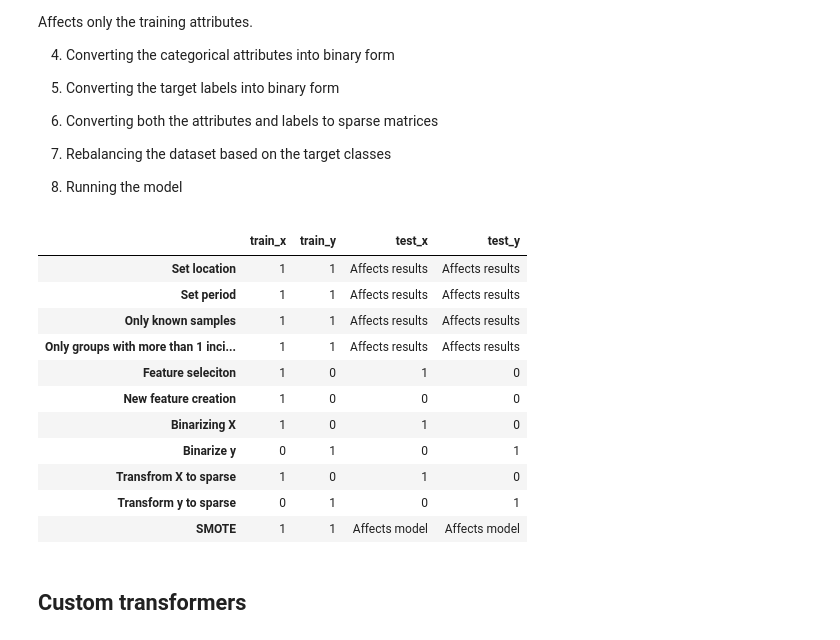
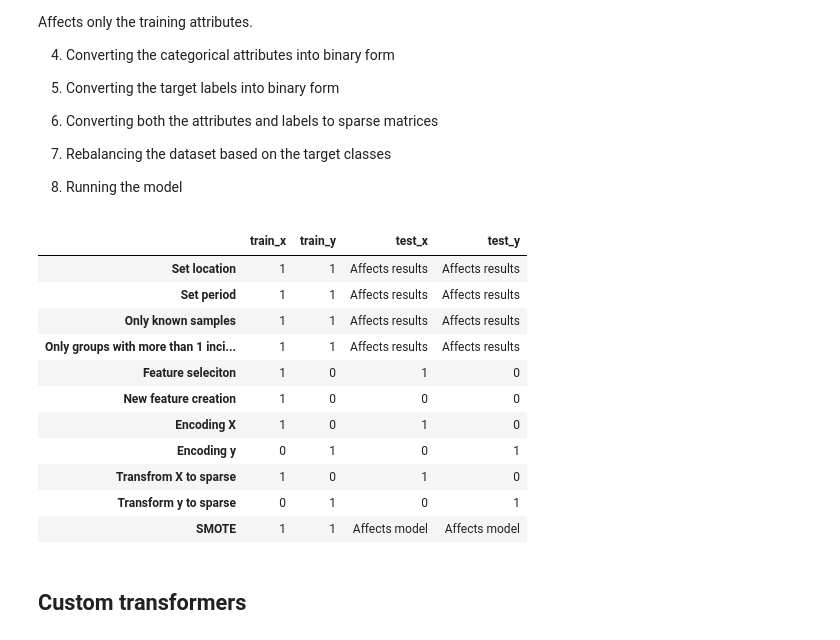
Before and after one commit to nocibambi/fs-ai, a Jupyter notebook: notebook/Y_trans_ppl.ipynb, the cells around one changed output. Cells and saved outputs as stored; diff of their text form; code cells hidden in the pictures.

```diff
--- a/notebook/Y_trans_ppl.ipynb
+++ b/notebook/Y_trans_ppl.ipynb
@@ -124,30 +124,30 @@ Affects only the training attributes.
 # %%
 steps_in_val_dict = {
     'Set location': [1, 1, 'Affects results', 'Affects results'],
     'Set period': [1, 1, 'Affects results', 'Affects results'],
     'Only known samples': [1, 1, 'Affects results', 'Affects results'],
     'Only groups with more than 1 incident': [1, 1, 'Affects results', 'Affects results'],
     'Feature seleciton': [1, 0, 1, 0],
     'New feature creation': [1, 0, 0, 0],
-    'Binarizing X': [1, 0, 1, 0],
-    'Binarize y': [0, 1, 0, 1],
+    'Encoding X': [1, 0, 1, 0],
+    'Encoding y': [0, 1, 0, 1],
     'Transfrom X to sparse': [1, 0, 1, 0],
     'Transform y to sparse': [0, 1, 0, 1],
     'SMOTE': [1, 1, 'Affects model', 'Affects model']
 }
 
 steps_in_val = pd.DataFrame(steps_in_val_dict, index=('train_x', 'train_y', 'test_x', 'test_y')).T
 steps_in_val
 # %% [output]
 |  | train_x | train_y | test_x | test_y |
 | Set location | 1 | 1 | Affects results | Affects results |
 | Set period | 1 | 1 | Affects results | Affects results |
 | Only known samples | 1 | 1 | Affects results | Affects results |
 | Only groups with more than 1 inci... | 1 | 1 | Affects results | Affects results |
 | Feature seleciton | 1 | 0 | 1 | 0 |
 | New feature creation | 1 | 0 | 0 | 0 |
-| Binarizing X | 1 | 0 | 1 | 0 |
-| Binarize y | 0 | 1 | 0 | 1 |
+| Encoding X | 1 | 0 | 1 | 0 |
+| Encoding y | 0 | 1 | 0 | 1 |
 | Transfrom X to sparse | 1 | 0 | 1 | 0 |
 | Transform y to sparse | 0 | 1 | 0 | 1 |
 | SMOTE | 1 | 1 | Affects model | Affects model |
```
Also changed, not shown: parts of 8 cells of this notebook, 1 other file.
